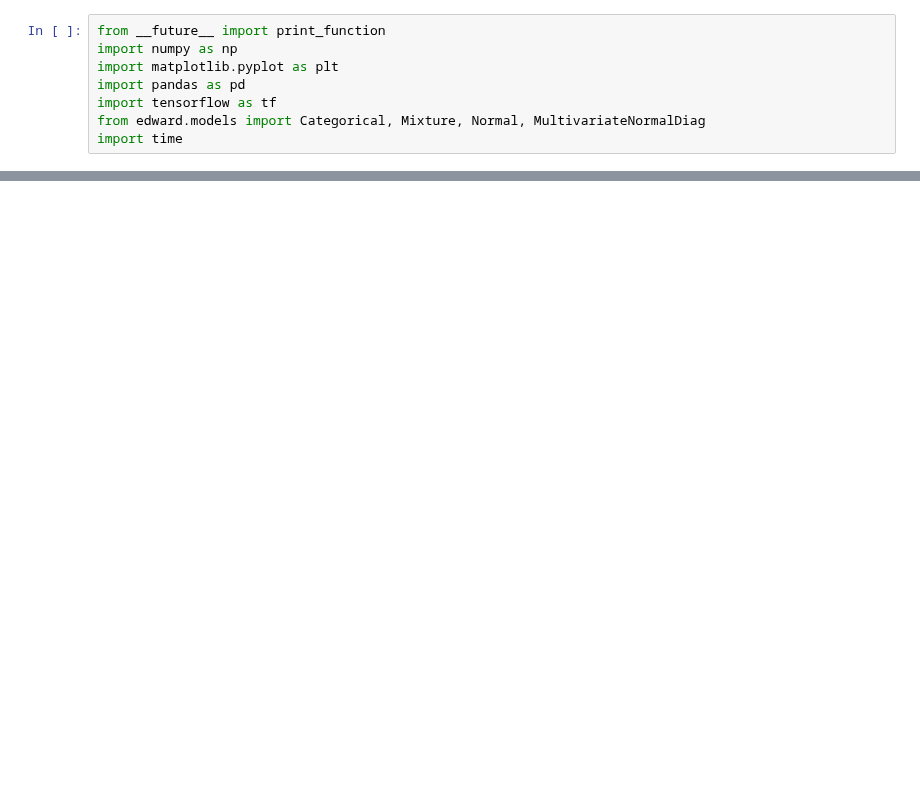
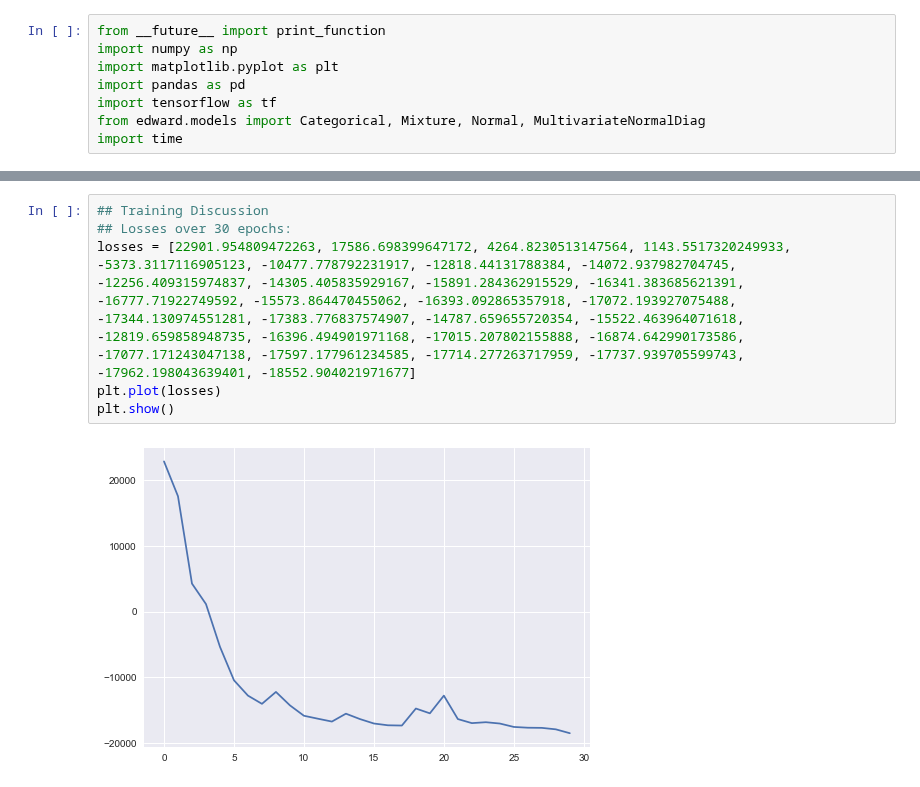
Before and after one commit to cpmpercussion/impsy, a Jupyter notebook: musical-mdn.ipynb, the cells around one changed output, grey strips where cells are left out. Drawn from its saved outputs; the diff is of its cells as text; blank space fills up the shorter version.

```diff
--- a/musical-mdn.ipynb
+++ b/musical-mdn.ipynb
@@ -338,0 +321,8 @@ Loading Running Operations
+# %%
+## Training Discussion
+## Losses over 30 epochs:
+losses = [22901.954809472263, 17586.698399647172, 4264.8230513147564, 1143.5517320249933, -5373.3117116905123, -10477.778792231917, -12818.44131788384, -14072.937982704745, -12256.409315974837, -14305.405835929167, -15891.284362915529, -16341.383685621391, -16777.71922749592, -15573.864470455062, -16393.092865357918, -17072.193927075488, -17344.130974551281, -17383.776837574907, -14787.659655720354, -15522.463964071618, -12819.659858948735, -16396.494901971168, -17015.207802155888, -16874.642990173586, -17077.171243047138, -17597.177961234585, -17714.277263717959, -17737.939705599743, -17962.198043639401, -18552.904021971677]
+plt.plot(losses)
+plt.show()
+# %% [output]
+[figure, added]
```
Also changed, not shown: parts of 6 cells of this notebook, 1 other file.
